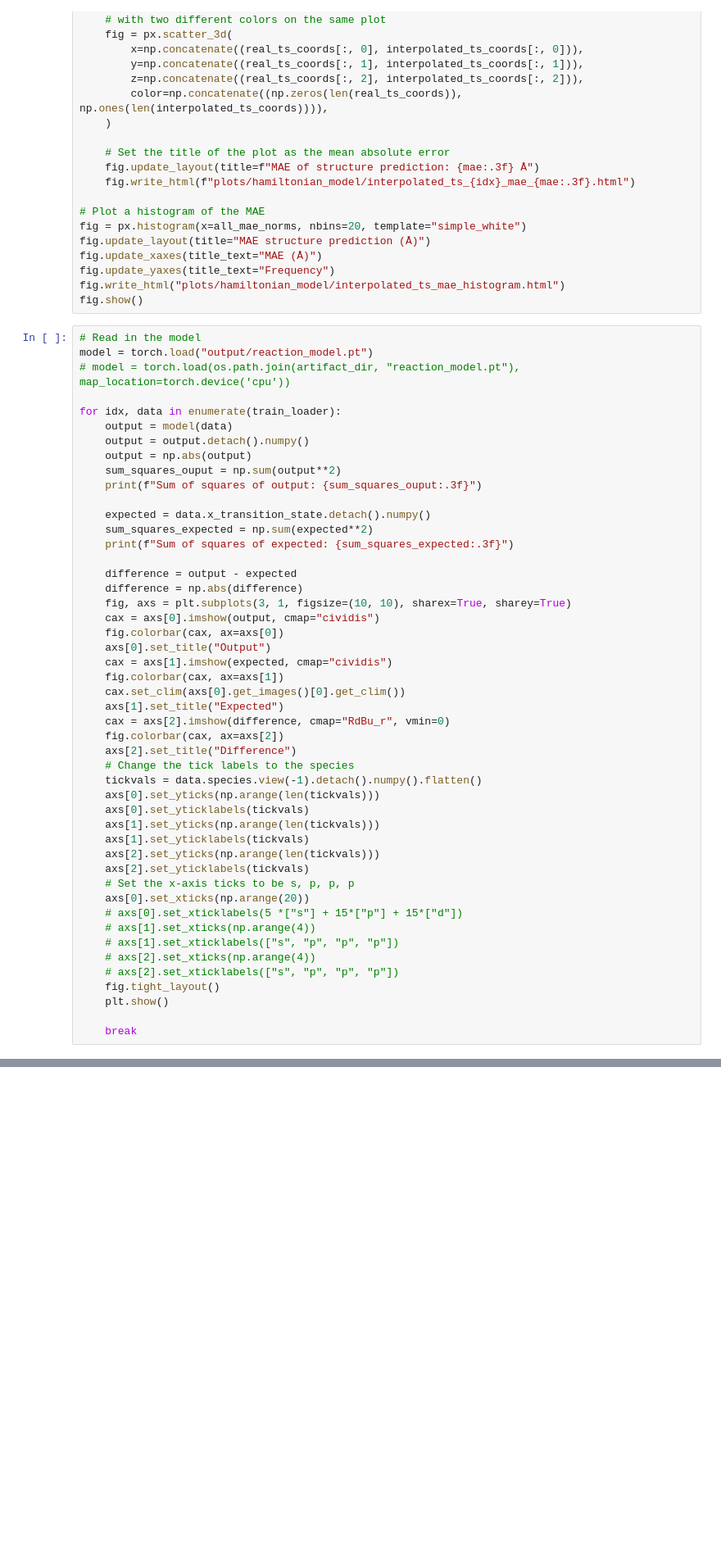
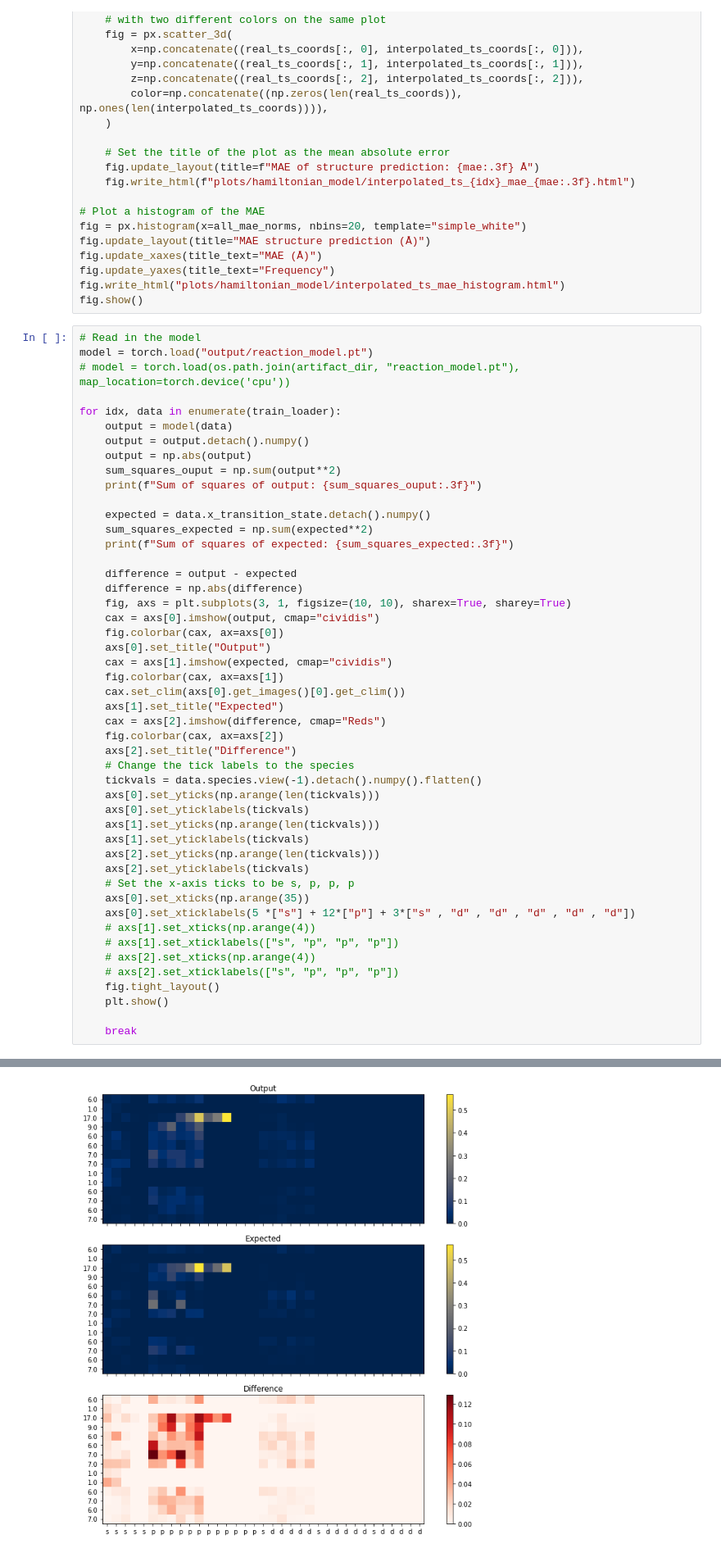
Before and after one commit to sudarshanv01/coeffnet, a Jupyter notebook: training/analyse_hamiltonian_dataset.ipynb, the cells around one changed output, grey strips where cells are left out. Shown: that part at 82% size. Saved outputs shown, nothing was run; the diff lists cells and outputs as text; blank space fills up the shorter version.

```diff
--- a/training/analyse_hamiltonian_dataset.ipynb
+++ b/training/analyse_hamiltonian_dataset.ipynb
@@ -113,7 +128,7 @@ for idx, data in enumerate(train_loader):
     fig.colorbar(cax, ax=axs[1])
     cax.set_clim(axs[0].get_images()[0].get_clim())
     axs[1].set_title("Expected")
-    cax = axs[2].imshow(difference, cmap="RdBu_r", vmin=0)
+    cax = axs[2].imshow(difference, cmap="Reds")
     fig.colorbar(cax, ax=axs[2])
     axs[2].set_title("Difference")
     # Change the tick labels to the species
@@ -125,8 +140,8 @@ for idx, data in enumerate(train_loader):
     axs[2].set_yticks(np.arange(len(tickvals)))
     axs[2].set_yticklabels(tickvals)
     # Set the x-axis ticks to be s, p, p, p
-    axs[0].set_xticks(np.arange(20))
-    # axs[0].set_xticklabels(5 *["s"] + 15*["p"] + 15*["d"])
+    axs[0].set_xticks(np.arange(35))
+    axs[0].set_xticklabels(5 *["s"] + 12*["p"] + 3*["s" , "d" , "d" , "d" , "d" , "d"])
     # axs[1].set_xticks(np.arange(4))
     # axs[1].set_xticklabels(["s", "p", "p", "p"])
     # axs[2].set_xticks(np.arange(4))
@@ -135,3 +150,4 @@ for idx, data in enumerate(train_loader):
     plt.show()
 
     break
+# %% [output]
@@ -138,3 +156,4 @@ for idx, data in enumerate(train_loader):
+[figure, added]
 # %%
 # Read in the model
 model = torch.load("output/reaction_model.pt")
```
Also changed, not shown: parts of 3 cells of this notebook, 4 other files.
